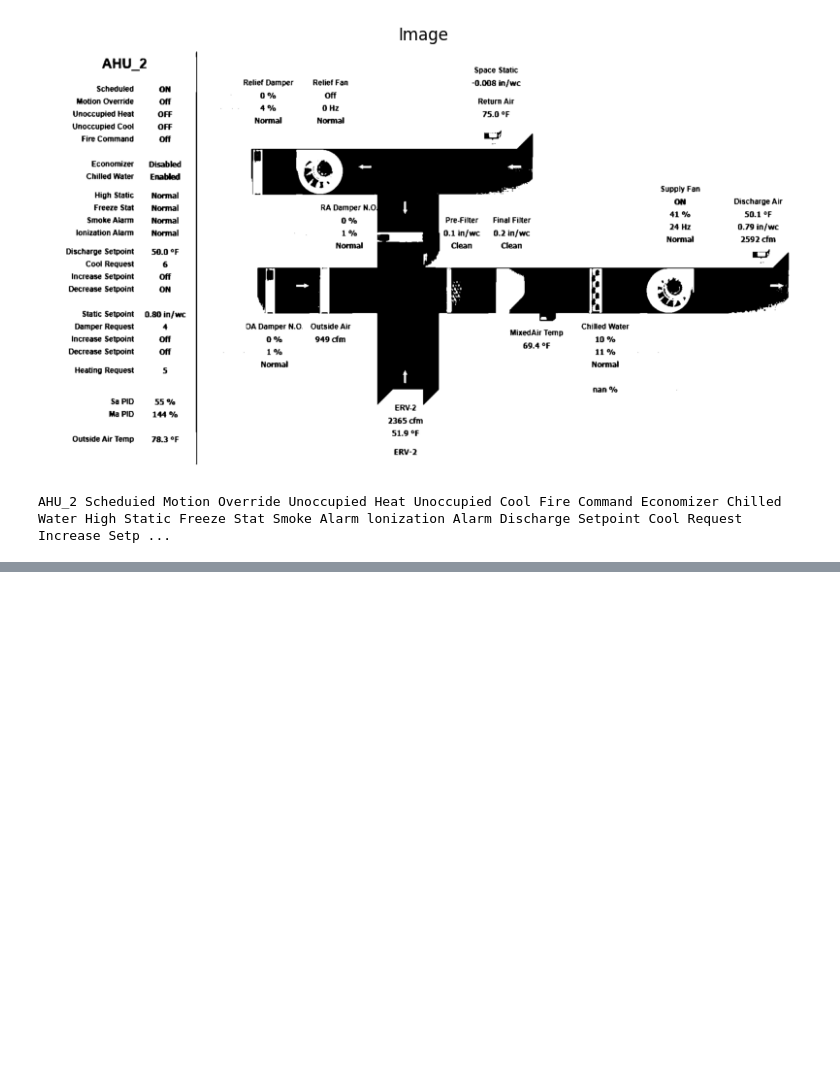
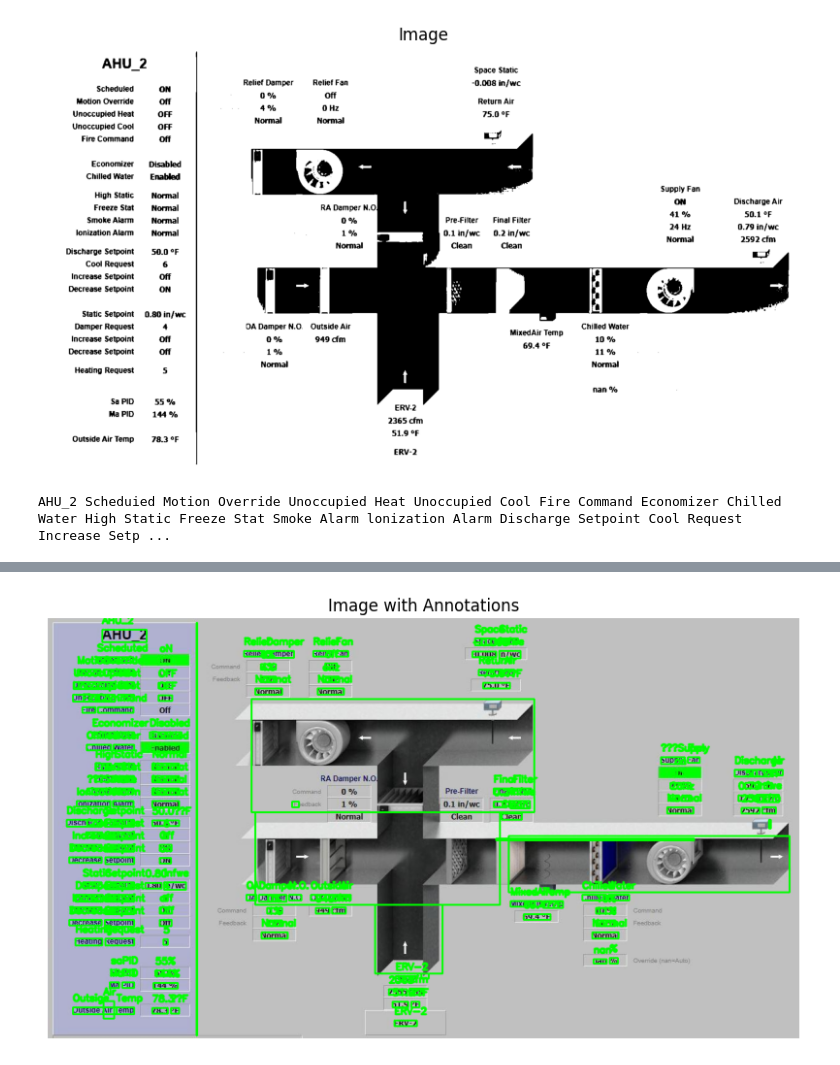
Before and after one commit to bbartling/HVACGraphicsClassifier, a Jupyter notebook: notebooks/text_only_analysis.ipynb, the cells around one changed output, grey strips where cells are left out. Drawn from its saved outputs; the diff is of its cells as text; code cells hidden in the pictures; blank space fills up the shorter version.

Commit message:
updates for text only ipynb on getting regions of the AHU graphic read and sorted and printed into a pandas df. update ipynb better to double check sorting methods

```diff
--- a/notebooks/text_only_analysis.ipynb
+++ b/notebooks/text_only_analysis.ipynb
@@ -248,0 +276,69 @@ AHU_2 Scheduied Motion Override Unoccupied Heat Unoccupied Cool Fire Command Eco
+# %%
+import pytesseract
+from PIL import Image
+import cv2
+import numpy as np
+import matplotlib.pyplot as plt
+from IPython.display import display, HTML
+import pandas as pd
+
+# Specify the path to tesseract.exe
+pytesseract.pytesseract.tesseract_cmd = r'C:\Users\bbartling\AppData\Local\Programs\Tesseract-OCR\tesseract.exe'
+
+# Function to preprocess the image
+def preprocess_image(image_path):
+    image = cv2.imread(image_path)
+    # Convert to grayscale
+    gray = cv2.cvtColor(image, cv2.COLOR_BGR2GRAY)
+    # Apply binary thresholding
+    _, thresh = cv2.threshold(gray, 150, 255, cv2.THRESH_BINARY + cv2.THRESH_OTSU)
+    return thresh, image
+
+# Function to extract text and coordinates from an image
+def image_to_text_with_coordinates(image_path):
+    preprocessed_image, original_image = preprocess_image(image_path)
+    data = pytesseract.image_to_data(preprocessed_image, output_type=pytesseract.Output.DICT)
+    text_with_coords = []
+    n_boxes = len(data['text'])
+
+    for i in range(n_boxes):
+        if int(data['conf'][i]) > 0:  # Filter out low-confidence results
+            text = data['text'][i]
+            x, y, w, h = data['left'][i], data['top'][i], data['width'][i], data['height'][i]
+            text_with_coords.append((text, (x, y, w, h)))
+
+    # Sort the data by coordinates (x, y)
+    text_with_coords.sort(key=lambda x: (x[1][0], x[1][1]))
+
+    return text_with_coords, original_image
+
+# Function to display the image with annotated text
+def display_image_with_annotations(image, annotations):
+    for text, (x, y, w, h) in annotations:
+        image = cv2.rectangle(image, (x, y), (x + w, y + h), (0, 255, 0), 2)
+        image = cv2.putText(image, text, (x, y - 10), cv2.FONT_HERSHEY_SIMPLEX, 0.5, (0, 255, 0), 2, cv2.LINE_AA)
+
+    plt.figure(figsize=(10, 10))
+    plt.imshow(cv2.cvtColor(image, cv2.COLOR_BGR2RGB))
+    plt.title('Image with Annotations')
+    plt.axis('off')
+    plt.show()
+
+# Specify the path to your image
+image_path = r'C:\Users\bbartling\Desktop\HVACGraphicsClassifier\data\ahu\ahu.jpg'
+
+# Extract text with coordinates
+extracted_text_with_coords, original_image = image_to_text_with_coordinates(image_path)
+
+# Display the image with annotated text
+display_image_with_annotations(original_image, extracted_text_with_coords)
+
+# Display the extracted text with coordinates in a scrollable text area
+sorted_data = sorted(extracted_text_with_coords, key=lambda x: (x[1][0], x[1][1]))
+df = pd.DataFrame(sorted_data, columns=["Text", "Coordinates"])
+
+html_output = df.to_html(index=False)
+html_output = f"<div style='height: 300px; overflow-y: scroll; border: 1px solid #ccc; padding: 10px;'>{html_output}</div>"
+display(HTML(html_output))
+# %% [output]
+[figure, added]
```
Also changed, not shown: parts of 8 cells of this notebook, 7 other files.
